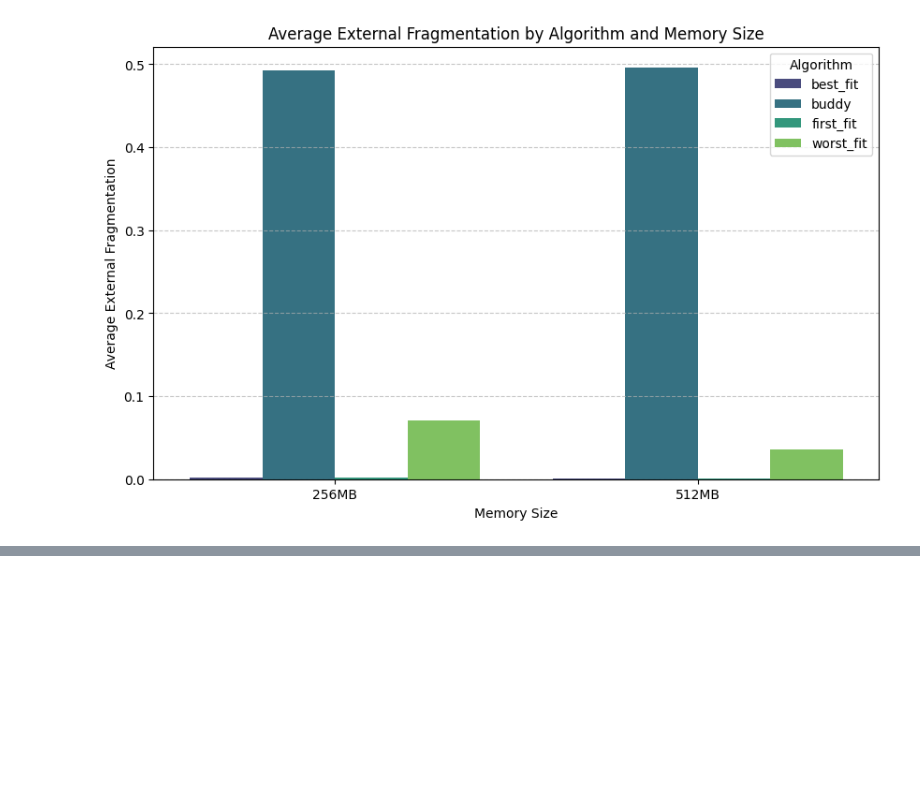
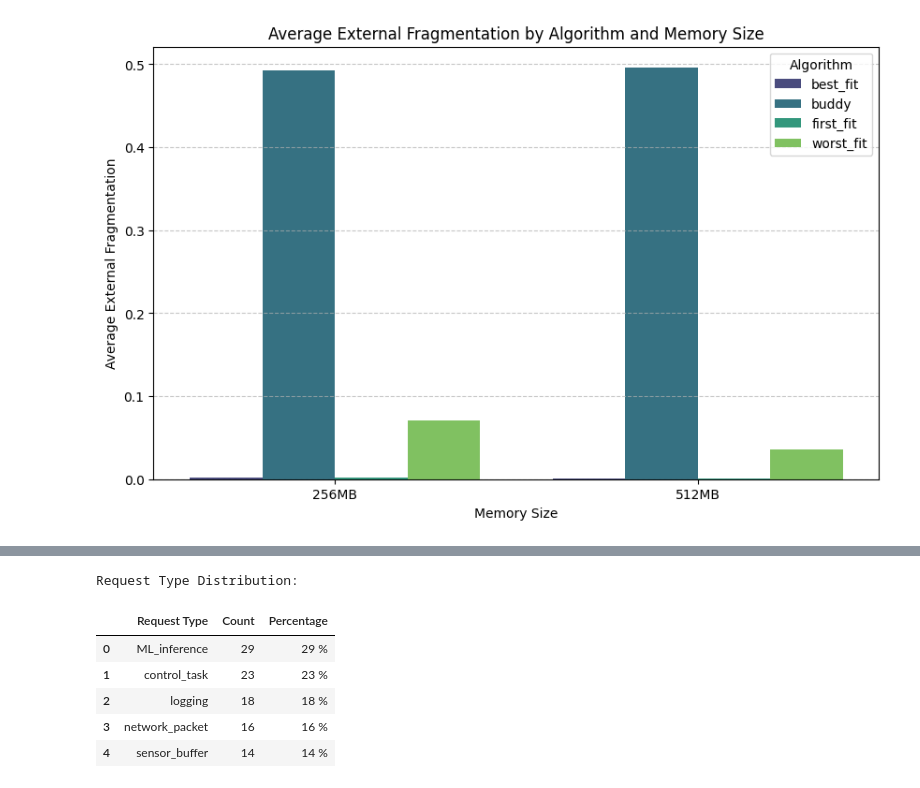
Before and after one commit to chowdhury27mykh-cell/OPERATING-SYSTEM, a Jupyter notebook: OS_RTV_PROCESS_ALLOCATION.ipynb, the cells around one changed output, grey strips where cells are left out. Saved outputs shown, nothing was run; the diff lists cells and outputs as text; code cells hidden in the pictures; blank space fills up the shorter version.

```diff
--- a/OS_RTV_PROCESS_ALLOCATION.ipynb
+++ b/OS_RTV_PROCESS_ALLOCATION.ipynb
@@ -520,0 +533,21 @@ Let's analyze the `comparison_table` to understand the performance of each memor
+# %%
+# Request Type Distribution table
+req_dist = (
+    dynamic_100["request_type"]
+    .value_counts()
+    .rename_axis("Request Type")
+    .reset_index(name="Count")
+)
+
+req_dist["Percentage"] = (req_dist["Count"] / len(dynamic_100) * 100).round().astype(int).astype(str) + " %"
+
+print("\nRequest Type Distribution:")
+display(req_dist)
+# %% [output]
+Request Type Distribution:
+|  | Request Type | Count | Percentage |
+| 0 | ML_inference | 29 | 29 % |
+| 1 | control_task | 23 | 23 % |
+| 2 | logging | 18 | 18 % |
+| 3 | network_packet | 16 | 16 % |
+| 4 | sensor_buffer | 14 | 14 % |
```
Also changed, not shown: parts of 3 cells of this notebook.
